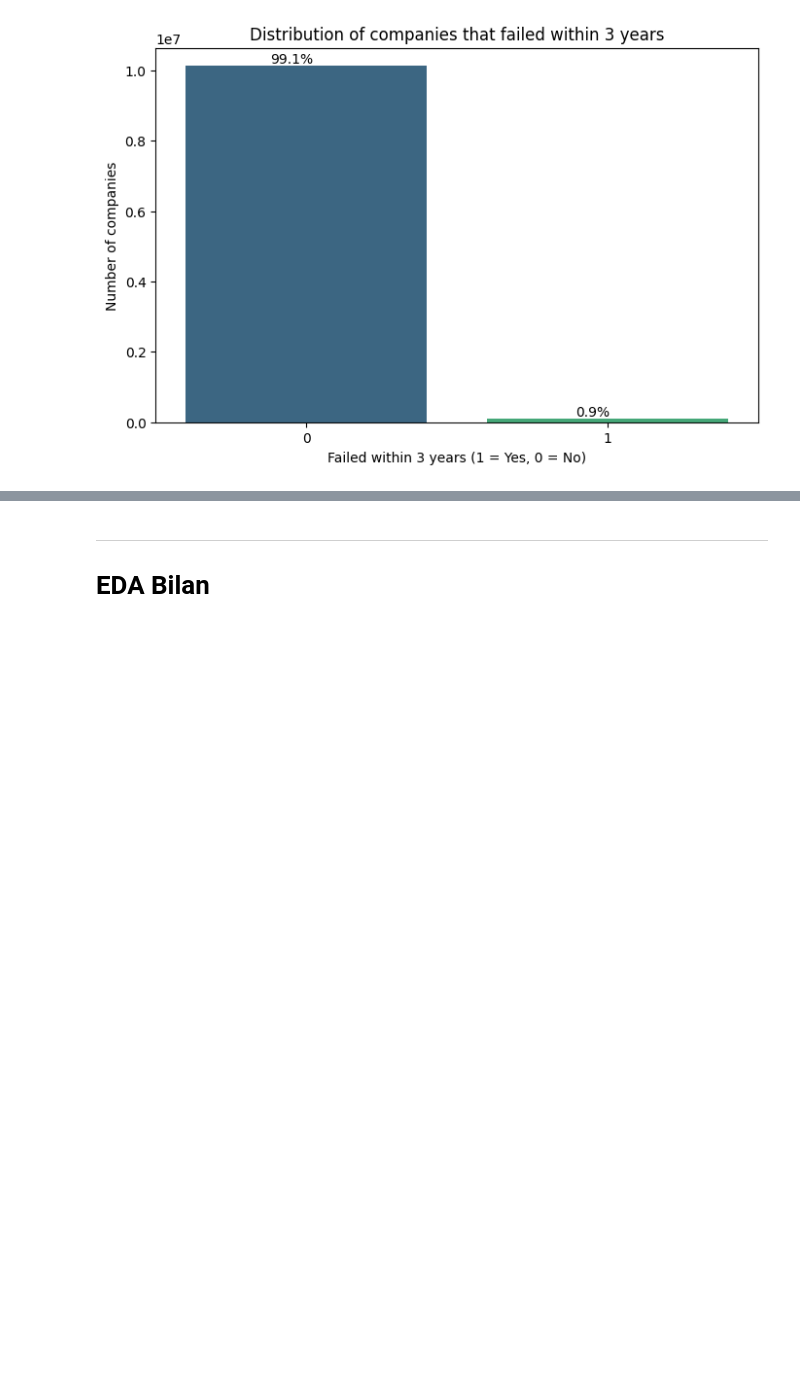
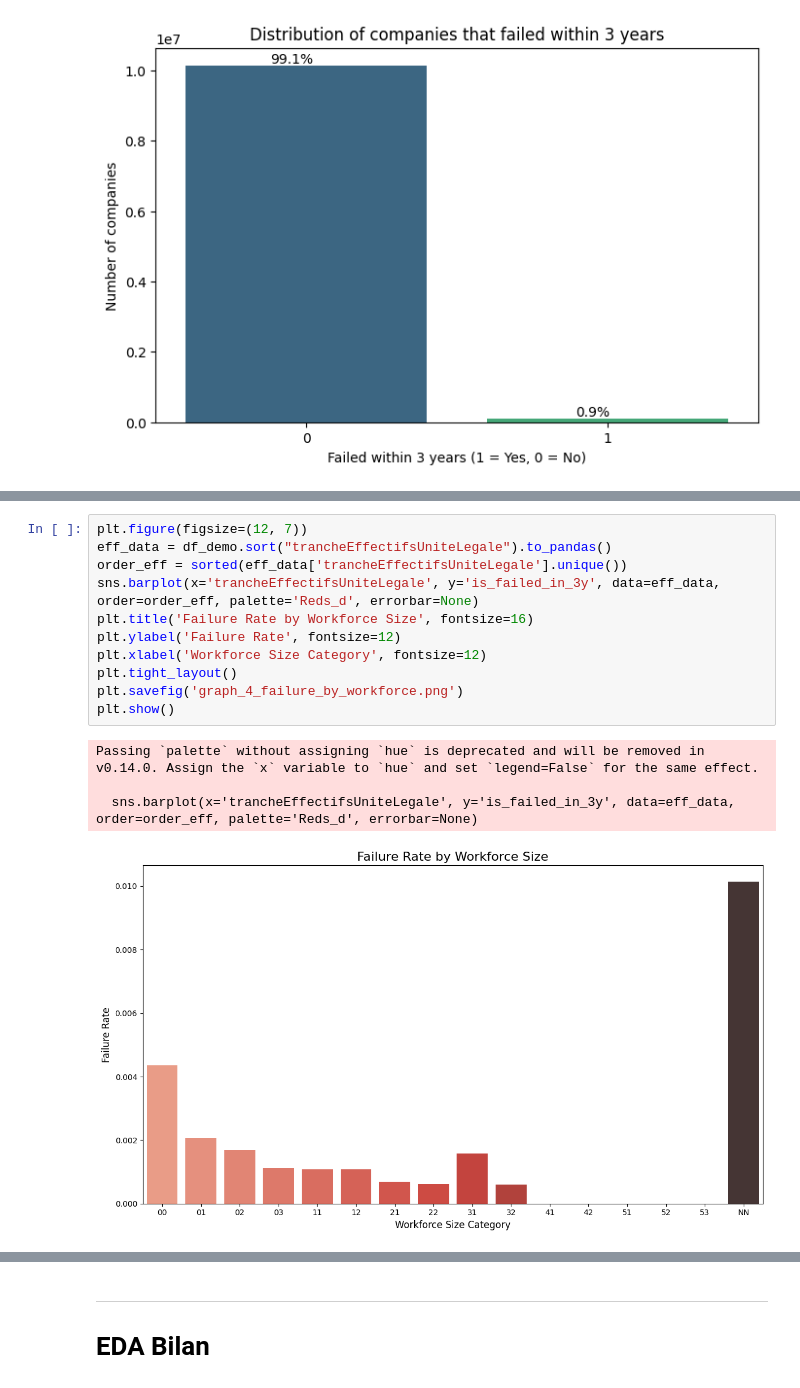
Before and after one commit to ugozchi/AS_Supervised_Learning, a Jupyter notebook: Notebooks/01_EDA.ipynb, the cells around one changed output, grey strips where cells are left out. Saved outputs shown, nothing was run; the diff lists cells and outputs as text; blank space fills up the shorter version.

```diff
--- a/Notebooks/01_EDA.ipynb
+++ b/Notebooks/01_EDA.ipynb
@@ -120,0 +177,16 @@ plt.show()
+# %%
+plt.figure(figsize=(12, 7))
+eff_data = df_demo.sort("trancheEffectifsUniteLegale").to_pandas()
+order_eff = sorted(eff_data['trancheEffectifsUniteLegale'].unique())
+sns.barplot(x='trancheEffectifsUniteLegale', y='is_failed_in_3y', data=eff_data, order=order_eff, palette='Reds_d', errorbar=None)
+plt.title('Failure Rate by Workforce Size', fontsize=16)
+plt.ylabel('Failure Rate', fontsize=12)
+plt.xlabel('Workforce Size Category', fontsize=12)
+plt.tight_layout()
+plt.savefig('graph_4_failure_by_workforce.png')
+plt.show()
+# %% [output]
+Passing `palette` without assigning `hue` is deprecated and will be removed in v0.14.0. Assign the `x` variable to `hue` and set `legend=False` for the same effect.
+
+  sns.barplot(x='trancheEffectifsUniteLegale', y='is_failed_in_3y', data=eff_data, order=order_eff, palette='Reds_d', errorbar=None)
+[figure, added]
```
Also changed, not shown: parts of 5 cells of this notebook, 3 other files.
